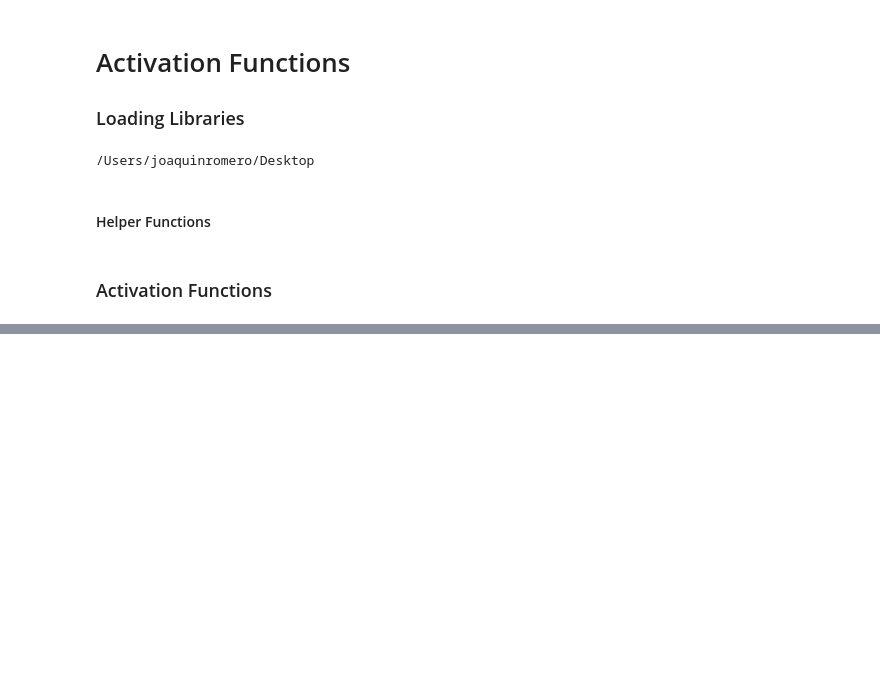
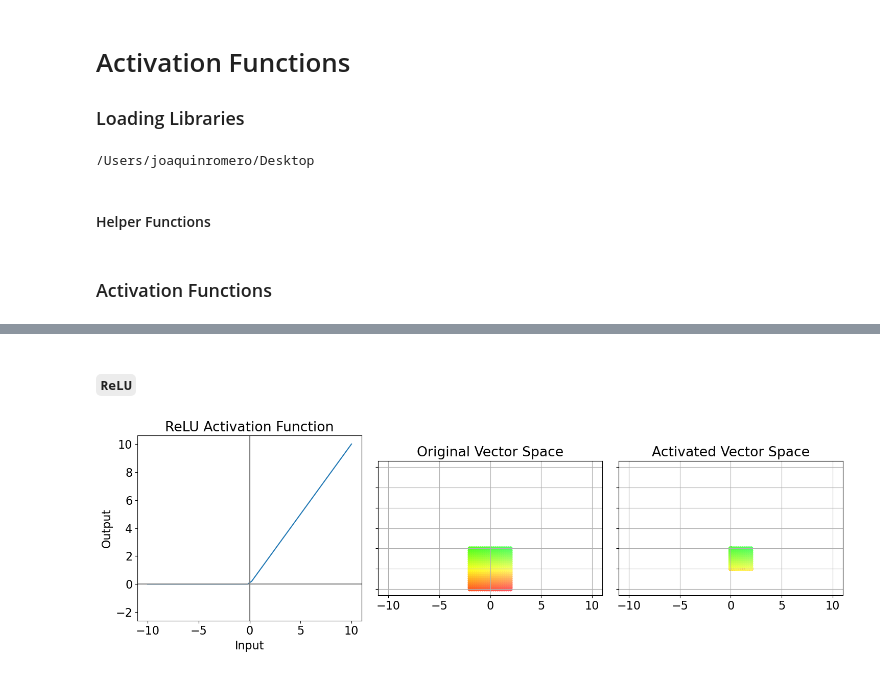
Before and after one commit to joakor89/Modern-Time-Series-Forecasting-with-Python, a Jupyter notebook: chap_11/02_AF.ipynb, the cells around one changed output, grey strips where cells are left out. Cells and saved outputs as stored; diff of their text form; code cells hidden in the pictures; blank space fills up the shorter version.

```diff
--- a/chap_11/02_AF.ipynb
+++ b/chap_11/02_AF.ipynb
@@ -111,0 +126,7 @@ colors = list(map(colorizer, xygrid[:,0], xygrid[:,1]))
+# %% [markdown]
+#### `ReLU`
+# %%
+fig = plot_grid(torch.nn.functional.relu, "ReLU", xygrid, colors)
+plt.savefig("imgs/chapter_11/relu.png")
+# %% [output]
+[figure, added]
```
Also changed, not shown: parts of 10 cells of this notebook.
